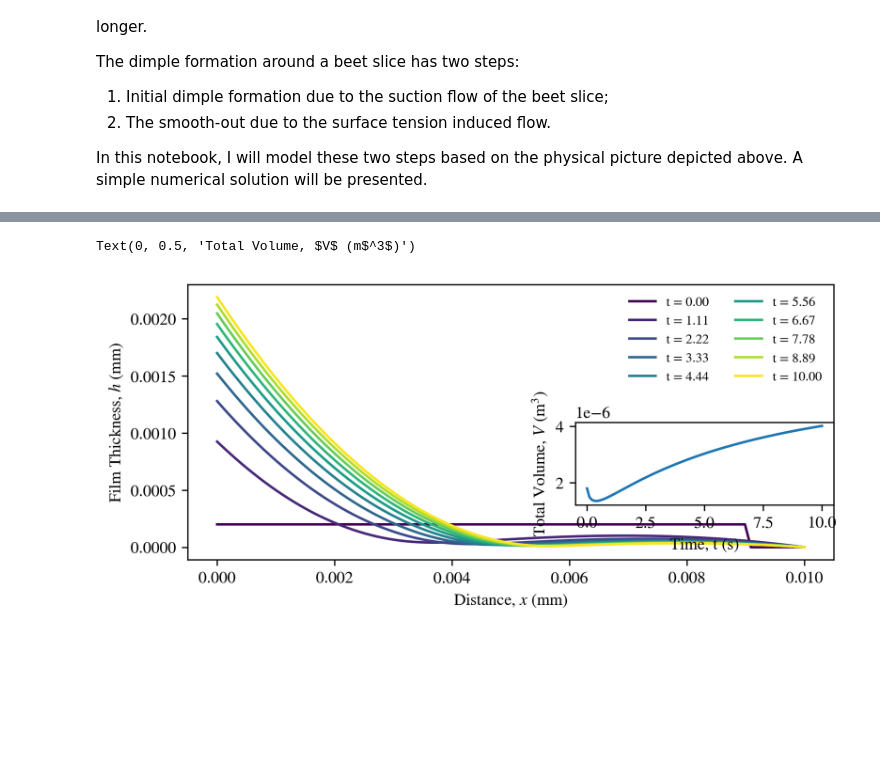
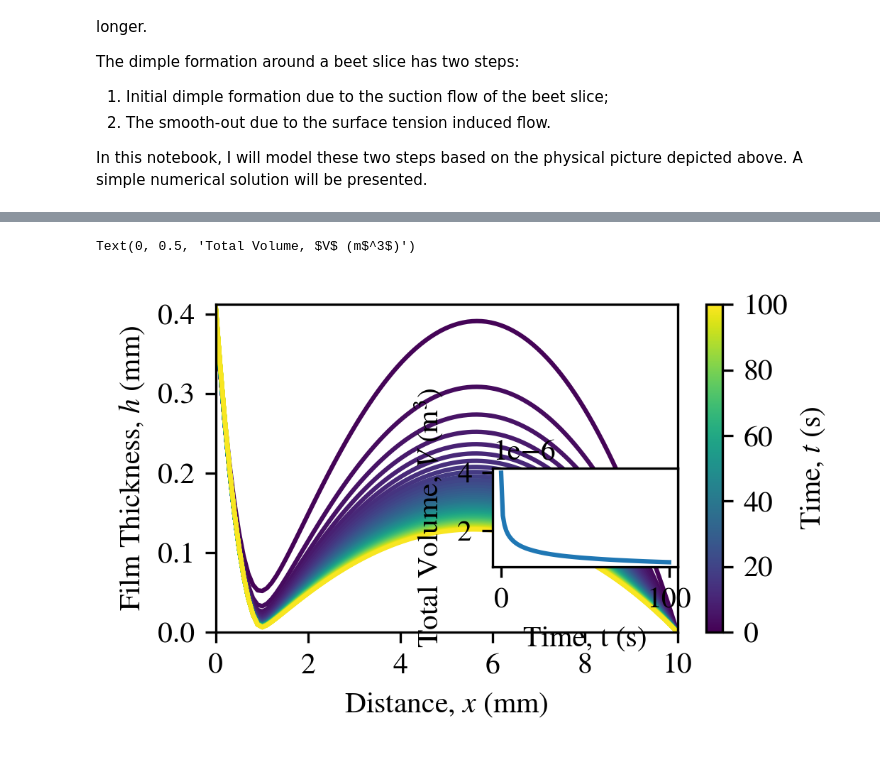
Before and after one commit to ZLoverty/WPM, a Jupyter notebook: Code/Capillary_theory.ipynb, the cells around one changed output, grey strips where cells are left out. Cells and saved outputs as stored; diff of their text form; code cells hidden in the pictures; blank space fills up the shorter version.

```diff
--- a/Code/Capillary_theory.ipynb
+++ b/Code/Capillary_theory.ipynb
@@ -227,11 +18,0 @@ phi0 = np.array(phi0_list)
-# %%
-# plot the pressure fields at 10 time steps
-
-time_steps = np.linspace(0, len(p_list)-1, 10, dtype=int)
-for i in time_steps:
-    fig, ax3 = plt.subplots(figsize=(10, 6))
-    ax3.plot(r, p[i])
-    ax3.plot(r, phi[i])
-    # ax3.plot(r, phi0[i])
-    # ax3.plot(r, p[i] - phi[i] - phi0[i])
-    ax3.set_title(f'Pressure Field at t = {t[i]:.2f}')
@@ -256,5 +18,0 @@ plt.plot(r, df)
-# %%
-h = solution.y[:, 8]
-# detect contact line
-contact_line = np.argmax(h < 1e-6)
-contact_line
@@ -276,20 +19,32 @@ theta_s
 # %%
 # Physical
 sigma = 0.072  # Surface tension (N/m)
-mu = 0.001    # Viscosity (Pa.s)
+mu = 0.01    # Viscosity (Pa.s)
 rho = 997     # Density of water (kg/m^3)
 g = 9.8       # Gravitational acceleration (m/s^2)
-theta_s = np.deg2rad(50) # Equilibrium contact angle (degrees)
+
 
 # simulation
-T = 10  # Total simulation time (s)
+T = 100  # Total simulation time (s)
 X = 1e-2        # Radius of the domain (m)
 N = 100     # Number of radial grid points
 x = np.linspace(0, X, N)  # Radial coordinate
 
 # Initial condition
 h0 = np.zeros_like(x)  # Initial film thickness profile
-h0[:90] = 2e-4
+h0[:-1] = 4e-4
+
+# free parameters
+kappa = 1.2e-7    # Proportionality constant for contact line motion
+Pi0 = -60  # Initial pressure at the left boundary (Pa)
+theta_s = np.deg2rad(50) # Equilibrium contact angle (degrees)
+pore_area = 1.0e-2 # Area of the pores (m^2)
+
+# result plotting
+N_curves = 50  # Number of curves to plot
+
+# pre-simulation calculation
+V0 = np.trapz(h0, x)
 
 # to debug
 h_list = []
@@ -297,36 +52,43 @@ h_list = []
 def film_drainage(t, y, x, X, rho, g, mu, sigma, theta_s):
 
     h = y
-    # h_list.append(h)
+
     dx = (x[2:] - x[:-2]) / 2
 
     p = YL_equation(h, x, sigma)
 
+    # Reynolds equation
     dhdt = np.zeros(h.shape)
     h3 =  h**3
     dhdt[1:-1] = 1 / (12 * mu) * ((h3[2:] - h3[:-2]) * (p[2:] - p[:-2]) + 4 * h3[1:-1] * (p[2:] - 2 * p[1:-1] + p[:-2])) / dx**2
+
+    # boundary conditions
+    U_cl = contact_line_velocity(h, x, sigma, mu, theta_s, kappa=kappa)
     dhdt[-1] = 0
-
-    U_cl = contact_line_velocity(h, x, sigma, mu, theta_s)
-    print(t, h[0], p[-2])
     dhdt[0] = U_cl
-
+    if dhdt.sum() > 0:
+        dhdt[0] = 0
+    # debug info
+    print(t, h[0], p[0])
     return dhdt
 
 def YL_equation(h, x, sigma):
+
+    # Young-Laplace equation
     dx = (x[2:] - x[:-2]) / 2
     p = np.zeros_like(h)
     p[1:-1] = - sigma * (h[2:] - 2 * h[1:-1] + h[:-2]) / dx**2
-    p[0] = -10
+
+    # Boundary conditions
+    p[0] =  p_left(h, x, V0, Pi0, pore_area)
     p[-1] = p[-2]
     return p
 
-def contact_line_velocity(h, x, sigma, mu, theta_s, kappa=1e-5):
+def contact_line_velocity(h, x, sigma, mu, theta_s, kappa=1e-7):
     """
     The contact line motion model of Kim et al. (2017)
     """
     theta = compute_contact_angle_0(h, x)
-    # print(theta)
     U_cl = kappa / mu * sigma * theta * (theta**2 - theta_s**2)
     return U_cl
 
@@ -345,9 +107,20 @@ def compute_contact_angle_0(h, x):
             angle += np.pi
         return angle
 
+def p_left(h, x, V0, Pi0, pore_area):
+    """
+    Calculate the pressure at the left boundary
+    """
+    # Calculate the total volume of liquid in the domain
+    V = np.trapz(h, x)
+
+    # Calculate the pressure at the left boundary
+    p = Pi0 + rho * g * (V0 - V) / pore_area
+    return p
+
 # Solve the PDE using solve_ivp with the BDF method
 t_eval = np.linspace(0, T, 100)
-solution = solve_ivp(film_drainage, [0, T], h0, method='BDF', t_eval=t_eval, args=(x, X, rho, g, mu, sigma, theta_s), atol=1e-9, rtol=1e-9)  # BDF method is suitable for stiff problems
+solution = solve_ivp(film_drainage, [0, T], h0, method='BDF', t_eval=t_eval, args=(x, X, rho, g, mu, sigma, theta_s), atol=1e-6, rtol=1e-6)  # BDF method is suitable for stiff problems
 
 # Debugging information
 print(f"Number of time steps in solution: {solution.y.shape[1]}")
@@ -359,18 +132,22 @@ if solution.y.shape[1] != len(t_eval):
     raise ValueError(f"Expected {len(t_eval)} time steps, but got {solution.y.shape[1]}")
 
 # Plot the film thickness profile at multiple time steps on the same axis
-time_steps = np.linspace(0, len(t_eval)-1, 10, dtype=int) # Indices of the time steps to visualize
-fig, ax = plt.subplots(figsize=(7, 3), dpi=300)
+time_steps = np.linspace(1, len(t_eval)-1, N_curves, dtype=int) # Indices of the time steps to visualize
+fig, ax = plt.subplots(figsize=(3.5, 2), dpi=300)
 cmap = plt.get_cmap('viridis')
 for i in time_steps:
-    ax.plot(x, solution.y[:, i], color=cmap(i/len(t_eval)), label=f't = {t_eval[i]:.2f}')
+    ax.plot(x*1e3, solution.y[:, i]*1e3, color=cmap(i/len(t_eval)), label=f't = {t_eval[i]:.2f}')
 
 ax.set_xlabel('Distance, $x$ (mm)')
 ax.set_ylabel('Film Thickness, $h$ (mm)')
-ax.legend(frameon=False, loc='upper right', ncol=2, fontsize=8)
+ax.set_xlim(x.min()*1e3, x.max()*1e3)
+ax.set_ylim(solution.y.min()*1e3, solution.y.max()*1e3)
+# generate a colorbar
+sm = plt.cm.ScalarMappable(cmap=cmap, norm=plt.Normalize(vmin=0, vmax=len(t_eval)))
+plt.colorbar(sm, ax=ax, label='Time, $t$ (s)')
 
 # Compute the total liquid volume over time
-total_volume = np.trapz(solution.y[1:-1], x[1:-1], axis=0)
+total_volume = np.trapz(solution.y[:], x, axis=0)
 
 # plot total volume in inset
 axins = ax.inset_axes([0.6, 0.2, 0.4, 0.3])
@@ -398,2 +175,2 @@ axins.set_ylabel('Total Volume, $V$ (m$^3$)')
 Text(0, 0.5, 'Total Volume, $V$ (m$^3$)')
-[figure, old version]
+[figure, new version]
```
Also changed, not shown: parts of 14 cells of this notebook, 8 other files.
